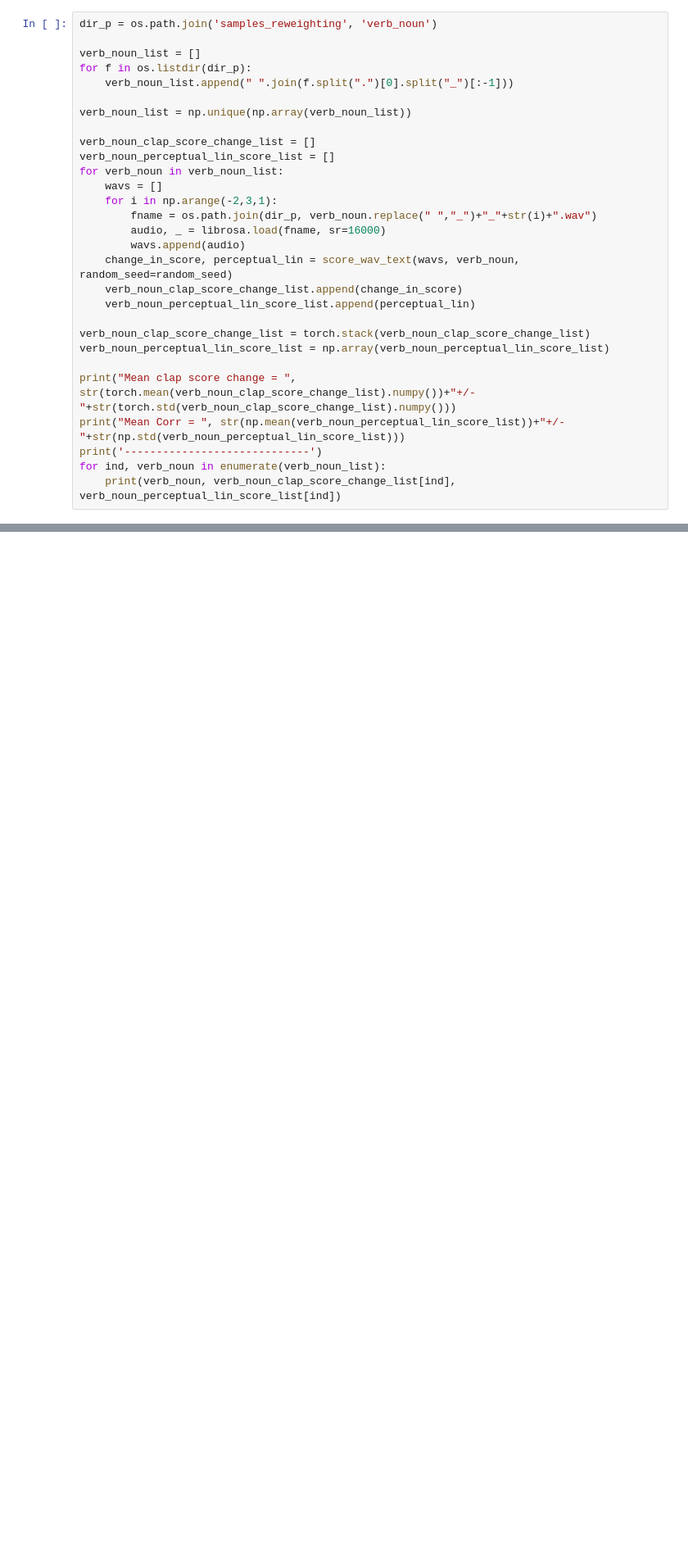
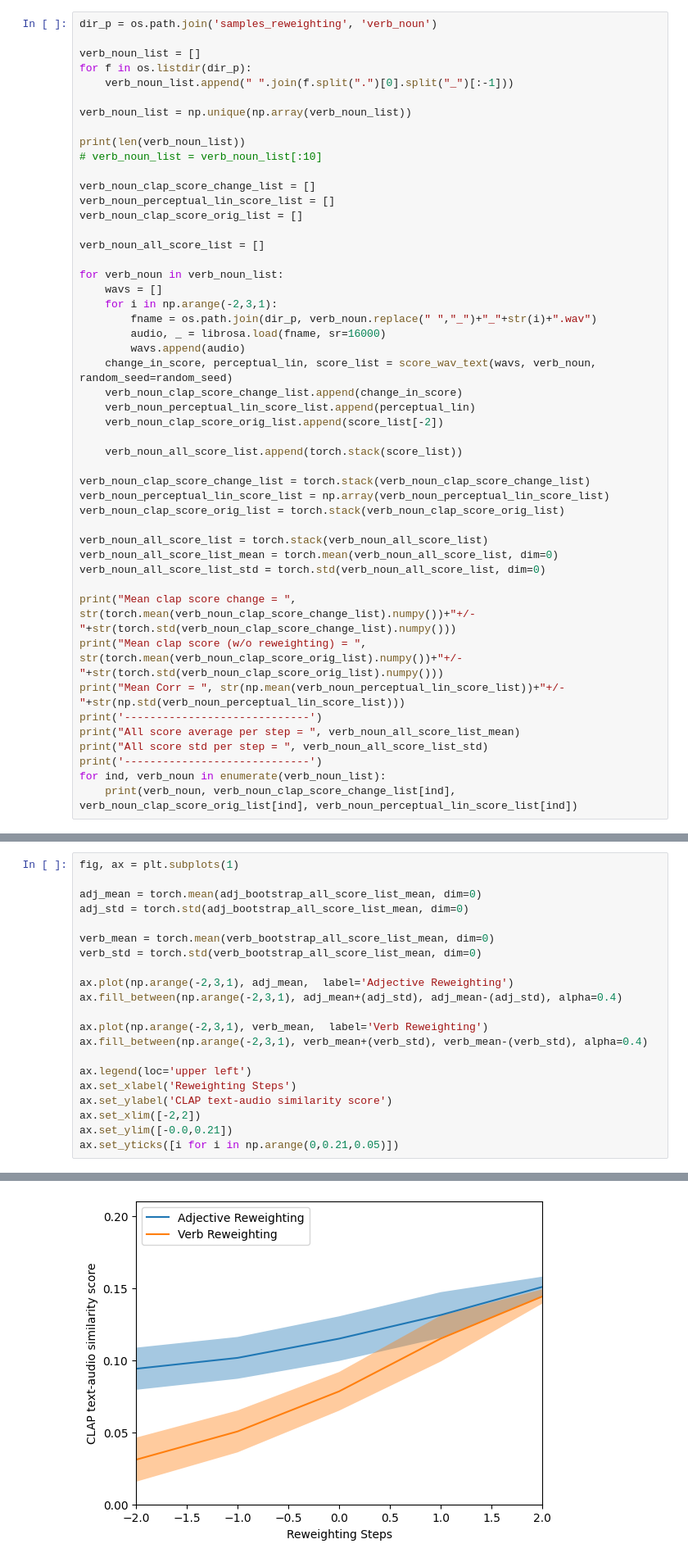
Before and after one commit to pkamath2/AudioLDM2, a Jupyter notebook: eval/evaluate.ipynb, the cells around one changed output, grey strips where cells are left out. Shown: that part at 82% size. Saved outputs shown, nothing was run; the diff lists cells and outputs as text; blank space fills up the shorter version.

```diff
--- a/eval/evaluate.ipynb
+++ b/eval/evaluate.ipynb
@@ -268,24 +290,43 @@ for f in os.listdir(dir_p):
 
 verb_noun_list = np.unique(np.array(verb_noun_list))
 
+print(len(verb_noun_list))
+# verb_noun_list = verb_noun_list[:10]
+
 verb_noun_clap_score_change_list = []
 verb_noun_perceptual_lin_score_list = []
+verb_noun_clap_score_orig_list = []
+
+verb_noun_all_score_list = []
+
 for verb_noun in verb_noun_list:
     wavs = []
     for i in np.arange(-2,3,1):
         fname = os.path.join(dir_p, verb_noun.replace(" ","_")+"_"+str(i)+".wav")
         audio, _ = librosa.load(fname, sr=16000)
         wavs.append(audio)
-    change_in_score, perceptual_lin = score_wav_text(wavs, verb_noun, random_seed=random_seed)
+    change_in_score, perceptual_lin, score_list = score_wav_text(wavs, verb_noun, random_seed=random_seed)
     verb_noun_clap_score_change_list.append(change_in_score)
     verb_noun_perceptual_lin_score_list.append(perceptual_lin)
+    verb_noun_clap_score_orig_list.append(score_list[-2])
+
+    verb_noun_all_score_list.append(torch.stack(score_list))
 
 verb_noun_clap_score_change_list = torch.stack(verb_noun_clap_score_change_list)
 verb_noun_perceptual_lin_score_list = np.array(verb_noun_perceptual_lin_score_list)
+verb_noun_clap_score_orig_list = torch.stack(verb_noun_clap_score_orig_list)
+
+verb_noun_all_score_list = torch.stack(verb_noun_all_score_list)
+verb_noun_all_score_list_mean = torch.mean(verb_noun_all_score_list, dim=0)
+verb_noun_all_score_list_std = torch.std(verb_noun_all_score_list, dim=0)
 
 print("Mean clap score change = ", str(torch.mean(verb_noun_clap_score_change_list).numpy())+"+/-"+str(torch.std(verb_noun_clap_score_change_list).numpy()))
+print("Mean clap score (w/o reweighting) = ", str(torch.mean(verb_noun_clap_score_orig_list).numpy())+"+/-"+str(torch.std(verb_noun_clap_score_orig_list).numpy()))
 print("Mean Corr = ", str(np.mean(verb_noun_perceptual_lin_score_list))+"+/-"+str(np.std(verb_noun_perceptual_lin_score_list)))
 print('-----------------------------')
+print("All score average per step = ", verb_noun_all_score_list_mean)
+print("All score std per step = ", verb_noun_all_score_list_std)
+print('-----------------------------')
 for ind, verb_noun in enumerate(verb_noun_list):
-    print(verb_noun, verb_noun_clap_score_change_list[ind], verb_noun_perceptual_lin_score_list[ind])
+    print(verb_noun, verb_noun_clap_score_change_list[ind], verb_noun_clap_score_orig_list[ind], verb_noun_perceptual_lin_score_list[ind])
 # %% [output]
@@ -356,0 +460,22 @@ tensor(0.1715) tensor(0.0108) 0.6979243160021261 0.023738342466140365
+# %%
+fig, ax = plt.subplots(1)
+
+adj_mean = torch.mean(adj_bootstrap_all_score_list_mean, dim=0)
+adj_std = torch.std(adj_bootstrap_all_score_list_mean, dim=0)
+
+verb_mean = torch.mean(verb_bootstrap_all_score_list_mean, dim=0)
+verb_std = torch.std(verb_bootstrap_all_score_list_mean, dim=0)
+
+ax.plot(np.arange(-2,3,1), adj_mean,  label='Adjective Reweighting')
+ax.fill_between(np.arange(-2,3,1), adj_mean+(adj_std), adj_mean-(adj_std), alpha=0.4)
+
+ax.plot(np.arange(-2,3,1), verb_mean,  label='Verb Reweighting')
+ax.fill_between(np.arange(-2,3,1), verb_mean+(verb_std), verb_mean-(verb_std), alpha=0.4)
+
+ax.legend(loc='upper left')
+ax.set_xlabel('Reweighting Steps')
+ax.set_ylabel('CLAP text-audio similarity score')
+ax.set_xlim([-2,2])
+ax.set_ylim([-0.0,0.21])
+ax.set_yticks([i for i in np.arange(0,0.21,0.05)])
+# %% [output]
@@ -356,0 +487 @@ tensor(0.1715) tensor(0.0108) 0.6979243160021261 0.023738342466140365
+[figure, added]
```
Also changed, not shown: parts of 18 cells of this notebook, 7 other files.
